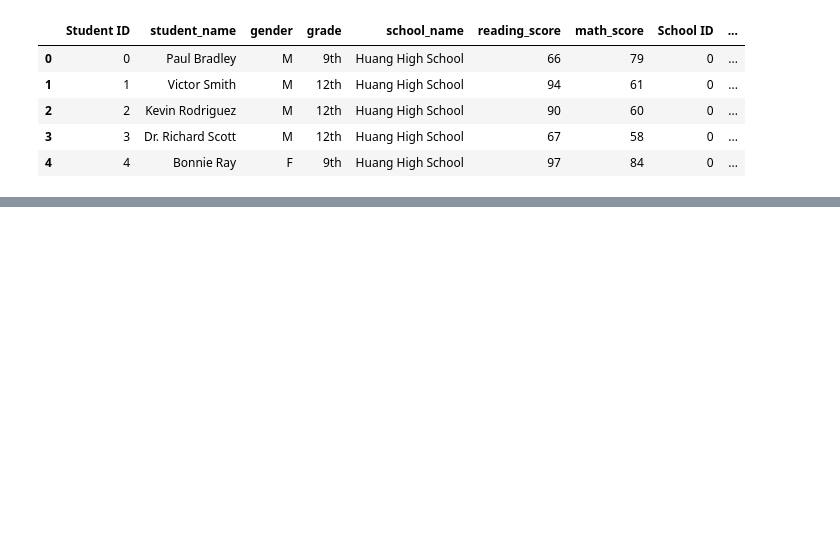
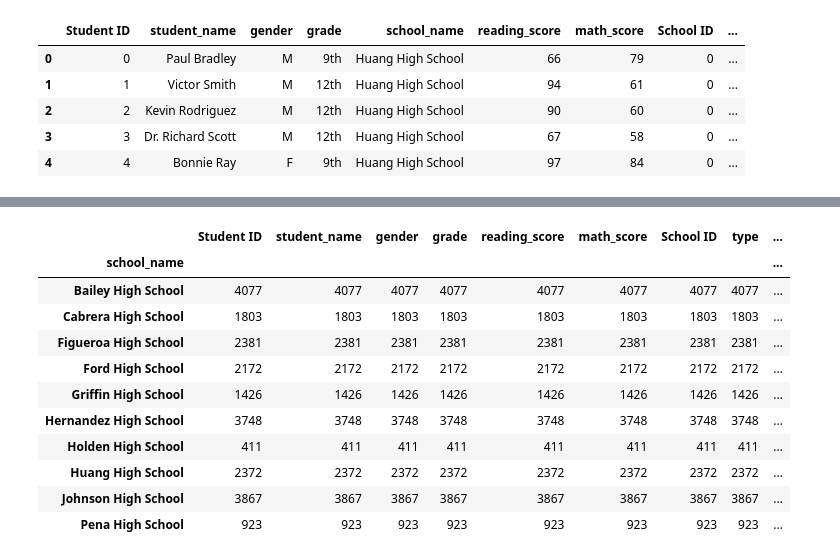
Before and after one commit to khennenf/pandas-challenge, a Jupyter notebook: PyCitySchools/Untitled.ipynb, the cells around one changed output, grey strips where cells are left out. Drawn from its saved outputs; the diff is of its cells as text; code cells hidden in the pictures; blank space fills up the shorter version.

```diff
--- a/PyCitySchools/Untitled.ipynb
+++ b/PyCitySchools/Untitled.ipynb
@@ -174,0 +66,5 @@ school_summary.head()
+# %%
+reading_over_70 = school_data_complete_index.loc[school_data_complete_index["reading_score"] >= 70]
+reading_over_70_count_group = reading_over_70["reading_score"].groupby("school_name")
+reading_over_70_for_calc = reading_over_70_count_group.count()
+reading_over_70_for_calc
@@ -174,0 +114,16 @@ school_summary.head()
+# %%
+reading_over_70_group = reading_over_70.groupby("school_name")
+reading_over_70_group.count().head(10)
+# %% [output]
+|  | Student ID | student_name | gender | grade | reading_score | math_score | School ID | type | ... |
+| school_name |  |  |  |  |  |  |  |  | ... |
+| Bailey High School | 4077 | 4077 | 4077 | 4077 | 4077 | 4077 | 4077 | 4077 | ... |
+| Cabrera High School | 1803 | 1803 | 1803 | 1803 | 1803 | 1803 | 1803 | 1803 | ... |
+| Figueroa High School | 2381 | 2381 | 2381 | 2381 | 2381 | 2381 | 2381 | 2381 | ... |
+| Ford High School | 2172 | 2172 | 2172 | 2172 | 2172 | 2172 | 2172 | 2172 | ... |
+| Griffin High School | 1426 | 1426 | 1426 | 1426 | 1426 | 1426 | 1426 | 1426 | ... |
+| Hernandez High School | 3748 | 3748 | 3748 | 3748 | 3748 | 3748 | 3748 | 3748 | ... |
+| Holden High School | 411 | 411 | 411 | 411 | 411 | 411 | 411 | 411 | ... |
+| Huang High School | 2372 | 2372 | 2372 | 2372 | 2372 | 2372 | 2372 | 2372 | ... |
+| Johnson High School | 3867 | 3867 | 3867 | 3867 | 3867 | 3867 | 3867 | 3867 | ... |
+| Pena High School | 923 | 923 | 923 | 923 | 923 | 923 | 923 | 923 | ... |
```
Also changed, not shown: parts of 31 cells of this notebook.
